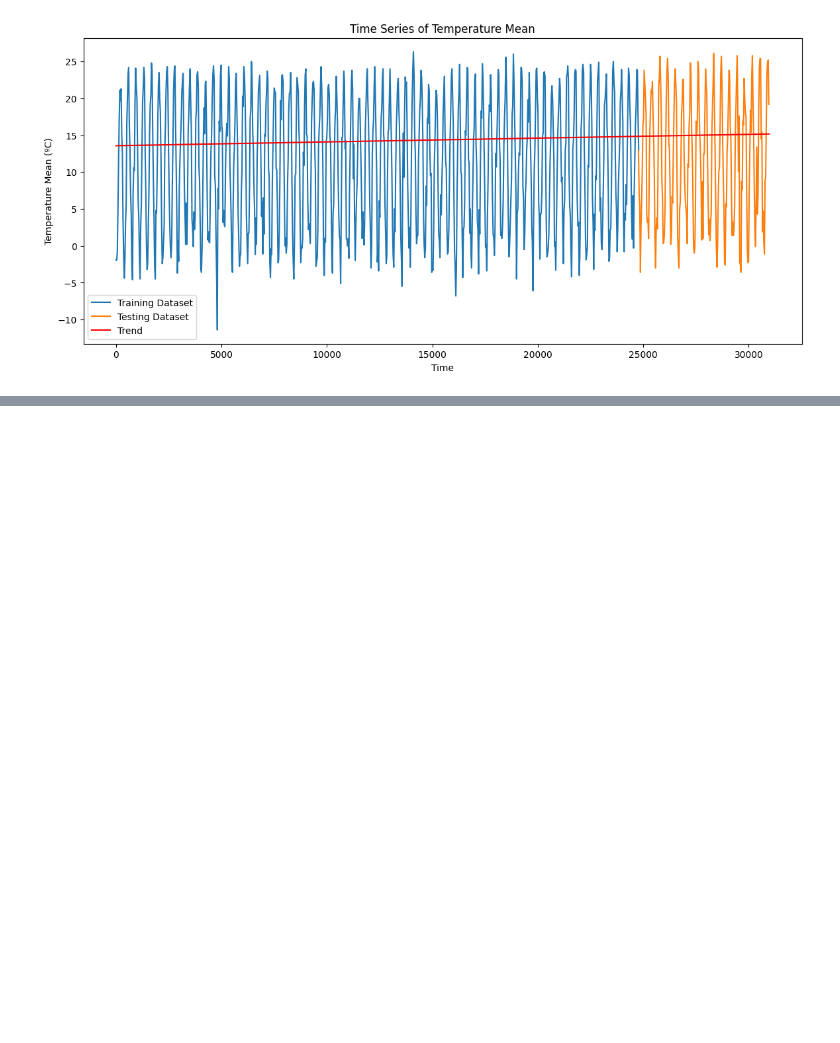
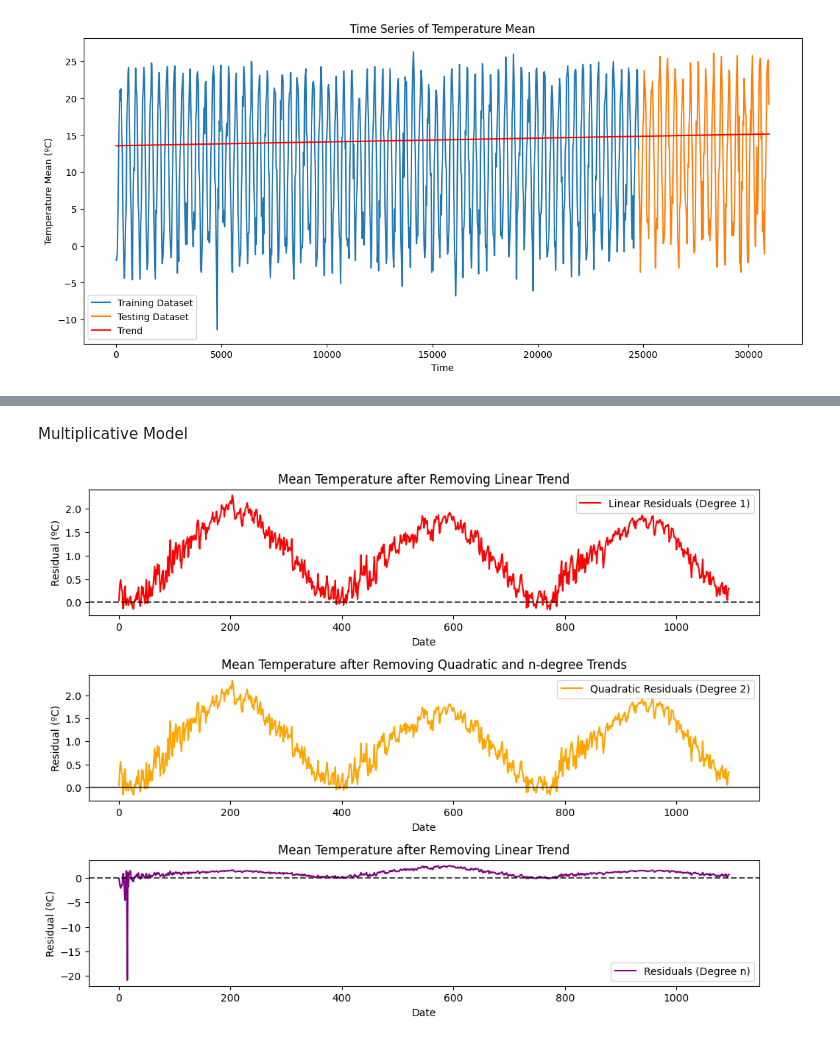
Before and after one commit to JoaoESmoreira/astp-project, a Jupyter notebook: src/data_description.ipynb, the cells around one changed output, grey strips where cells are left out. Cells and saved outputs as stored; diff of their text form; code cells hidden in the pictures; blank space fills up the shorter version.

```diff
--- a/src/data_description.ipynb
+++ b/src/data_description.ipynb
@@ -61,0 +151,45 @@ plt.show()
+# %% [markdown]
+Multiplicative Model
+# %%
+# Divide the trends from the original time series to get residuals
+# Multiplicative model
+linear_residuals = y / linear_trend(x)
+quadratic_residuals = y / quadratic_trend(x)
+n_residuals = y / n_trend(x)
+
+# Plotting the original data and residuals
+plt.figure(figsize=(10, 10))
+
+
+# Remove linear trend
+plt.subplot(4, 1, 2)
+plt.plot(x, linear_residuals, label="Linear Residuals (Degree 1)", color="red")
+plt.axhline(0, color='black', linestyle='--', alpha=0.7)
+plt.title(f"Mean Temperature after Removing Linear Trend")
+plt.xlabel("Date")
+plt.ylabel("Residual (ºC)")
+plt.legend()
+
+# Remove quadraic trend
+plt.subplot(4, 1, 3)
+plt.plot(x, quadratic_residuals, label="Quadratic Residuals (Degree 2)", color="orange", )
+plt.axhline(0, color='black', alpha=0.7)
+plt.title(f"Mean Temperature after Removing Quadratic and n-degree Trends")
+plt.xlabel("Date")
+plt.ylabel("Residual (ºC)")
+plt.legend()
+
+# Remove n degree trend
+plt.subplot(4, 1, 4)
+plt.plot(x, n_residuals, label="Residuals (Degree n)", color="purple",)
+plt.axhline(0, color='black', linestyle='--', alpha=0.7)
+plt.title(f"Mean Temperature after Removing Linear Trend")
+plt.xlabel("Date")
+plt.ylabel("Residual (ºC)")
+plt.legend()
+
+# Adjust layout and show the plot
+plt.tight_layout()
+plt.show()
+# %% [output]
+[figure, added]
```
Also changed, not shown: parts of 4 cells of this notebook.
